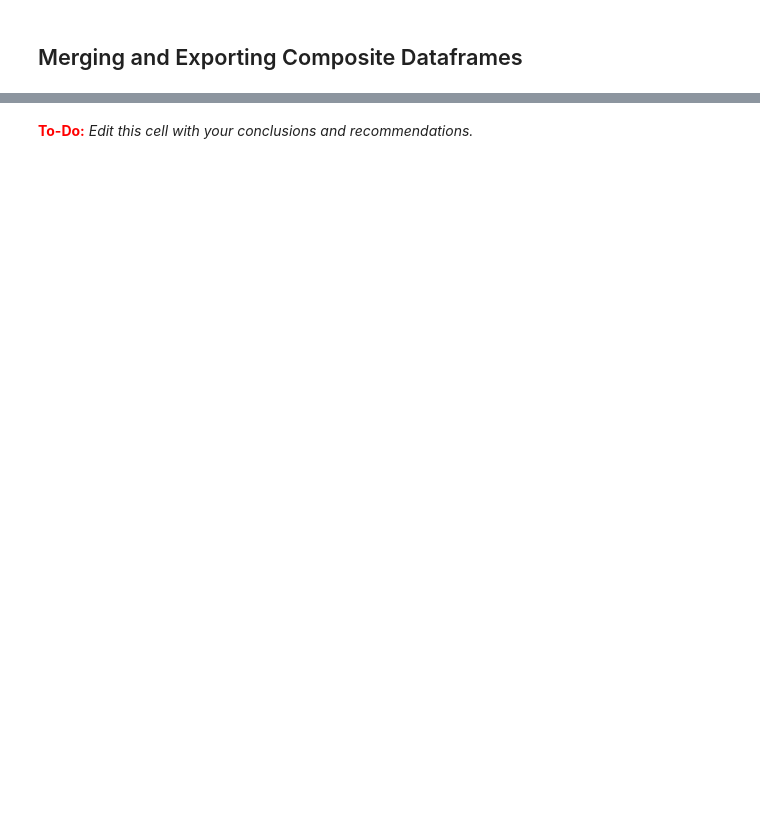
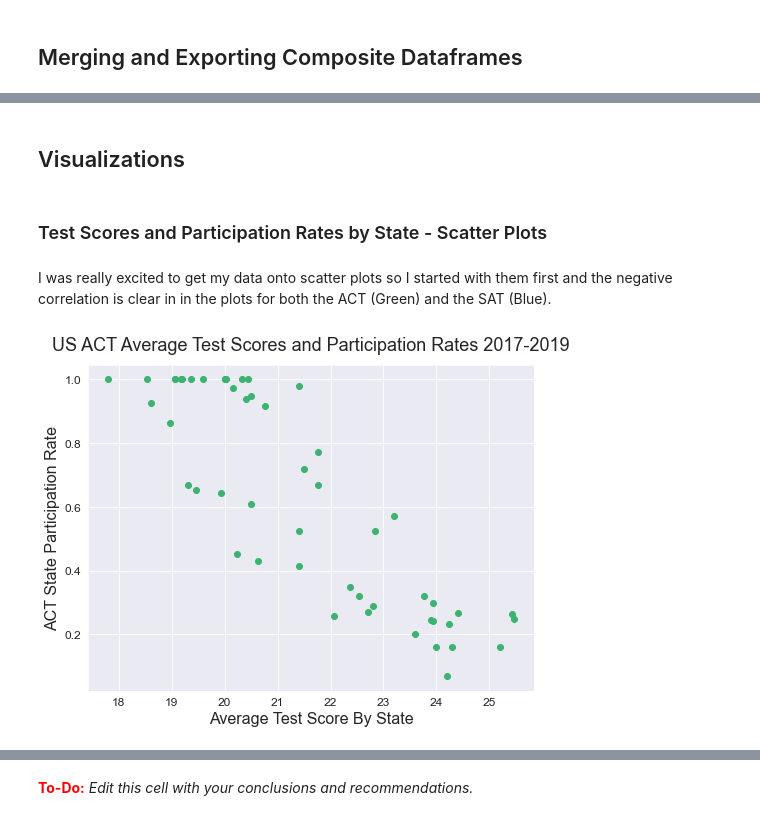
Before and after one commit to rileydr/SAT-ACT-Tests-Analysis, a Jupyter notebook: code/Project1_RRobertson_v1.ipynb, the cells around one changed output, grey strips where cells are left out. Cells and saved outputs as stored; diff of their text form; code cells hidden in the pictures; blank space fills up the shorter version.

```diff
--- a/code/Project1_RRobertson_v1.ipynb
+++ b/code/Project1_RRobertson_v1.ipynb
@@ -719,0 +510,6 @@ Based on your exploration of the data, what are you key takeaways and recommenda
+# %%
+merge_dataframes = [states, act_17, act_18, act_19, sat_17, sat_18, sat_19]
+
+df = pd.concat(merge_dataframes, axis=1, join="outer")
+
+# https://pandas.pydata.org/docs/user_guide/merging.html
@@ -719,0 +520,7 @@ Based on your exploration of the data, what are you key takeaways and recommenda
+# %%
+df['act_avg_part'] = (df['act_17_part'] + df['act_18_part'] + df['act_19_part'])/3
+df['sat_avg_part'] = (df['sat_17_part'] + df['sat_18_part'] + df['sat_19_part'])/3
+df['act_avg_score'] = (df['act_17_score'] + df['act_18_score'] + df['act_19_score'])/3
+df['sat_avg_score'] = (df['sat_17_score'] + df['sat_18_score'] + df['sat_19_score'])/3
+
+# df.to_csv(path_or_buf='data/merged_dataframes_with_aggs.csv')        # Export to CSV
@@ -719,0 +560,9 @@ Based on your exploration of the data, what are you key takeaways and recommenda
+# %%
+# Filtering columns with df.filter()
+
+key_columns = ['code', 'region', 'division', 'act_avg_part', 'sat_avg_part', 'act_avg_score', 'sat_avg_score']
+df_core = df.filter(items=key_columns, axis=1)
+
+#df_core.head()
+
+# https://pandas.pydata.org/docs/reference/api/pandas.DataFrame.filter.html
@@ -719,0 +637,27 @@ Based on your exploration of the data, what are you key takeaways and recommenda
+# %% [markdown]
+## Visualizations
+# %%
+sns.set_style("darkgrid")
+# %% [markdown]
+### Test Scores and Participation Rates by State - Scatter Plots
+# %% [markdown]
+I was really excited to get my data onto scatter plots so I started with them first and the negative correlation is clear in in the plots for both the ACT (Green) and the SAT (Blue).
+# %%
+plt.figure(figsize = (8,6))
+
+plt.scatter(x = df_core['act_avg_score'], y = df_core['act_avg_part'],
+            alpha = 1, color = "mediumseagreen")
+
+plt.title('US ACT Average Test Scores and Participation Rates 2017-2019', size = '18', pad = '14')
+
+plt.xlabel('Average Test Score By State', size = 16)
+plt.xticks(size = 12)
+# plt.axhline(y=.01, color='grey')
+# plt.axhline(y=1.195, color='grey')
+
+plt.ylabel('ACT State Participation Rate', size = 16)
+plt.yticks(size = 12);
+# plt.axvline(x=17.04, color='grey')
+# plt.axvline(x=25.95, color='grey')
+# %% [output]
+[figure, added]
```
Also changed, not shown: parts of 153 cells of this notebook, 29 other files.
